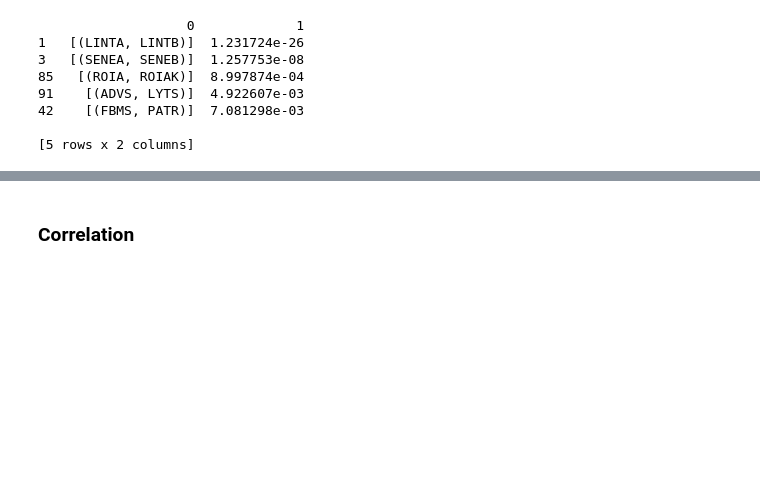
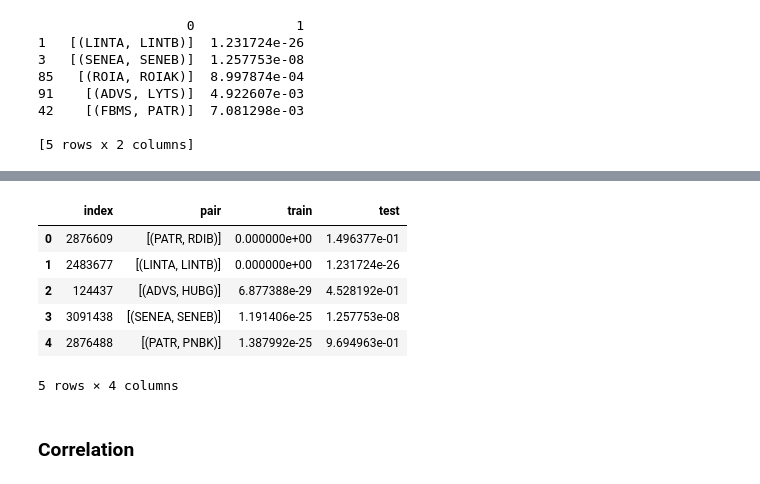
Before and after one commit to jeffreydarling/222project, a Jupyter notebook: ProjectFinal.ipynb, the cells around one changed output, grey strips where cells are left out. Drawn from its saved outputs; the diff is of its cells as text; code cells hidden in the pictures; blank space fills up the shorter version.

```diff
--- a/ProjectFinal.ipynb
+++ b/ProjectFinal.ipynb
@@ -662,0 +673,14 @@ plt.show()
+# %%
+df = pd.DataFrame(smallCoint.reset_index())
+df['2'] = testCointResult[1]
+df.dropna(axis=0,how='any')
+df.columns = ['index','pair','train','test']
+df.head()
+# %% [output]
+|  | index | pair | train | test |
+| 0 | 2876609 | [(PATR, RDIB)] | 0.000000e+00 | 1.496377e-01 |
+| 1 | 2483677 | [(LINTA, LINTB)] | 0.000000e+00 | 1.231724e-26 |
+| 2 | 124437 | [(ADVS, HUBG)] | 6.877388e-29 | 4.528192e-01 |
+| 3 | 3091438 | [(SENEA, SENEB)] | 1.191406e-25 | 1.257753e-08 |
+| 4 | 2876488 | [(PATR, PNBK)] | 1.387992e-25 | 9.694963e-01 |
+5 rows × 4 columns
```
Also changed, not shown: parts of 7 cells of this notebook, 3 other files.
